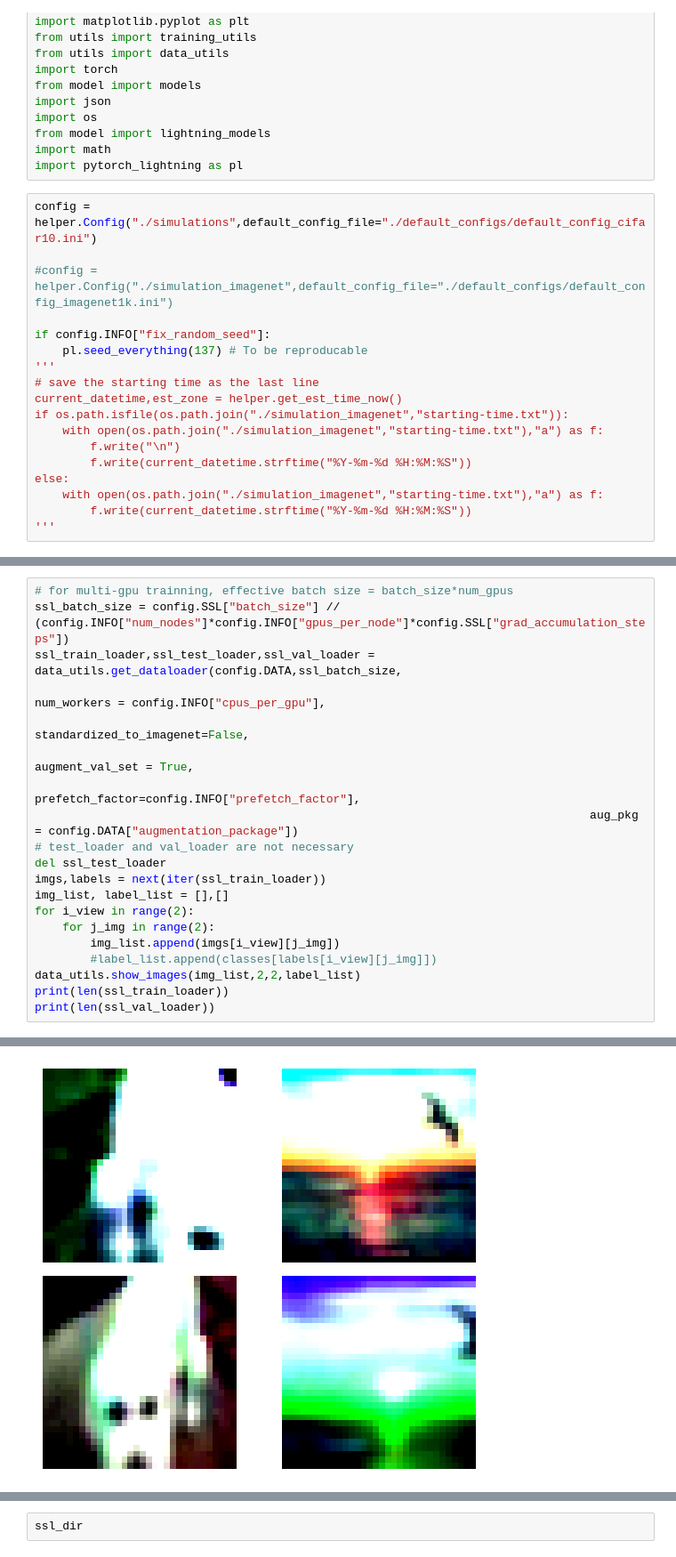
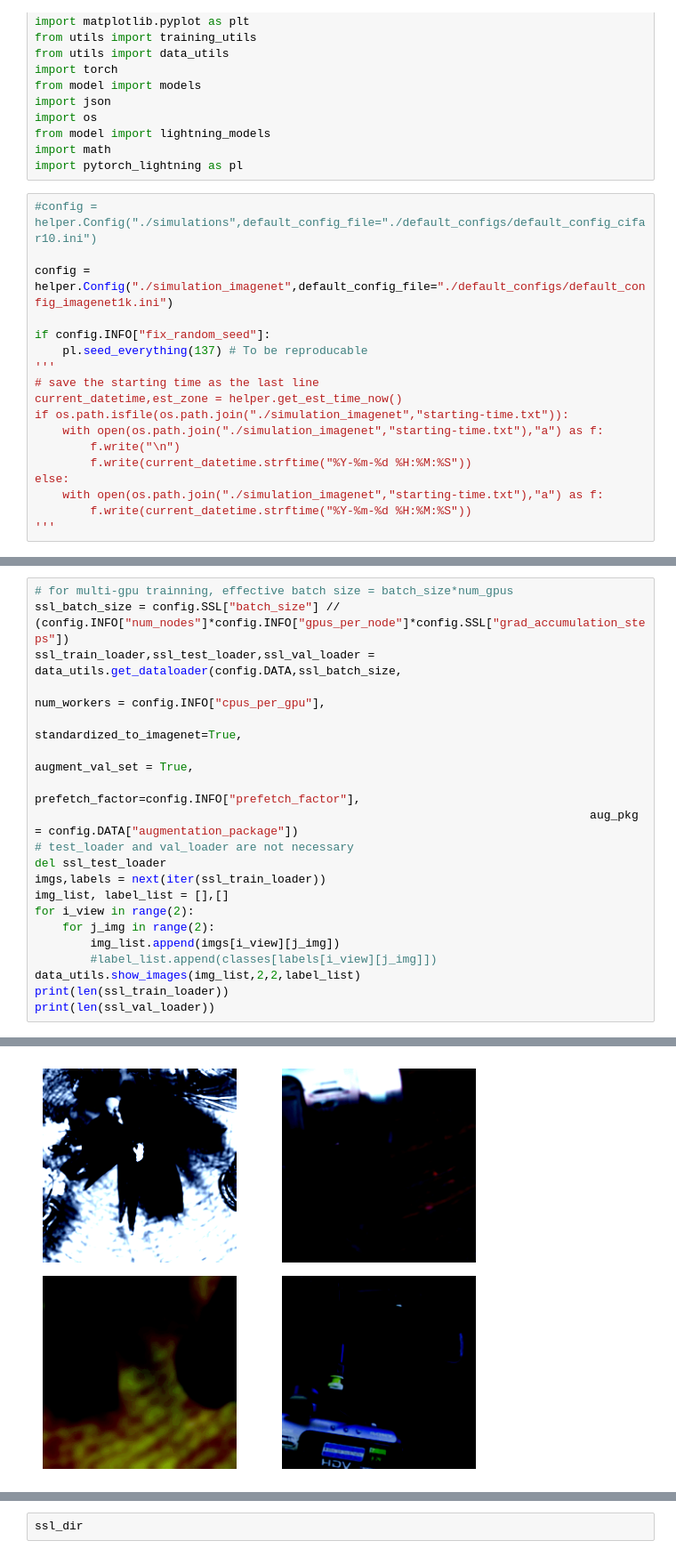
Before and after one commit to guanming-zhang/clamp, a Jupyter notebook: run.ipynb, the cells around one changed output, grey strips where cells are left out. Shown at 89% size. Saved outputs shown, nothing was run; the diff lists cells and outputs as text.

```diff
--- a/run.ipynb
+++ b/run.ipynb
@@ -13,9 +13,9 @@ from model import lightning_models
 import math
 import pytorch_lightning as pl
 # %%
-config = helper.Config("./simulations",default_config_file="./default_configs/default_config_cifar10.ini")
+#config = helper.Config("./simulations",default_config_file="./default_configs/default_config_cifar10.ini")
 
-#config = helper.Config("./simulation_imagenet",default_config_file="./default_configs/default_config_imagenet1k.ini")
+config = helper.Config("./simulation_imagenet",default_config_file="./default_configs/default_config_imagenet1k.ini")
 
 if config.INFO["fix_random_seed"]:
     pl.seed_everything(137) # To be reproducable
@@ -55,7 +55,7 @@ lr overrided by lr_sweep!!
 ssl_batch_size = config.SSL["batch_size"] // (config.INFO["num_nodes"]*config.INFO["gpus_per_node"]*config.SSL["grad_accumulation_steps"])
 ssl_train_loader,ssl_test_loader,ssl_val_loader = data_utils.get_dataloader(config.DATA,ssl_batch_size,
                                                                                 num_workers = config.INFO["cpus_per_gpu"],
-                                                                                standardized_to_imagenet=False,
+                                                                                standardized_to_imagenet=True,
                                                                                 augment_val_set = True,
                                                                                 prefetch_factor=config.INFO["prefetch_factor"],
                                                                                 aug_pkg = config.DATA["augmentation_package"])
@@ -82 +80 @@ Clipping input data to the valid range for imshow with RGB data ([0..1] for floa
-[figure, old version]
+[figure, new version]
```
Also changed, not shown: parts of 5 cells of this notebook, 7 other files.
